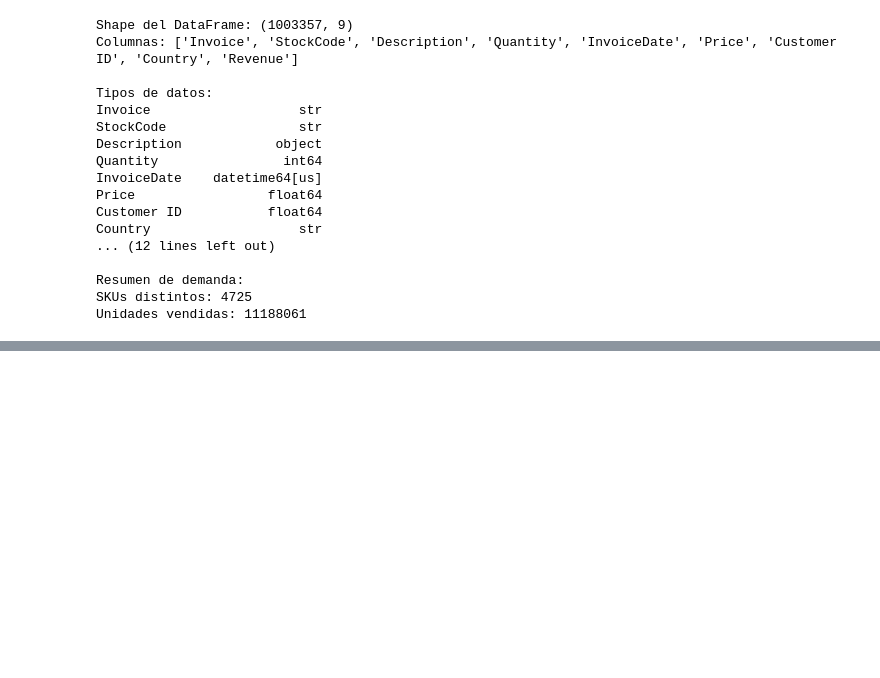
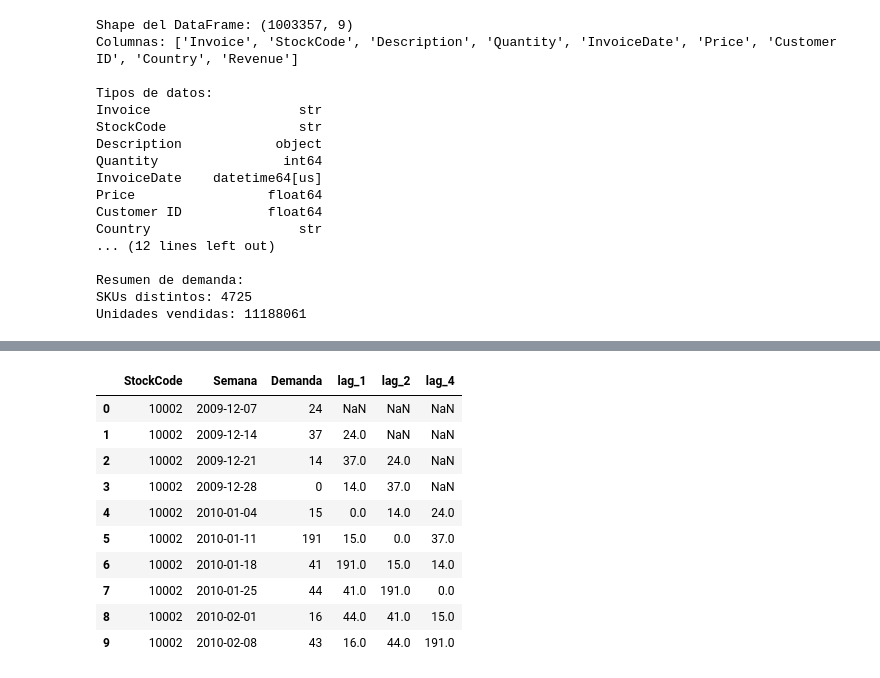
Before and after one commit to DataLightning42/Reabastece360, a Jupyter notebook: notebooks/Proyecto_Integrador_Reabastece360_HitoI.ipynb, the cells around one changed output, grey strips where cells are left out. Drawn from its saved outputs; the diff is of its cells as text; code cells hidden in the pictures; blank space fills up the shorter version.

```diff
--- a/notebooks/Proyecto_Integrador_Reabastece360_HitoI.ipynb
+++ b/notebooks/Proyecto_Integrador_Reabastece360_HitoI.ipynb
@@ -897,0 +1271,20 @@ Unidades vendidas: 11188061
+# %%
+# Preparar las variables históricas para el pronóstico semanal.
+# Ordenamos los datos para respetar la secuencia temporal de cada producto.
+
+datos_ml = panel.copy().sort_values(
+    ["StockCode", "Semana"]
+)
+
+# Agrupar las cantidades vendidas por producto.
+grupo = datos_ml.groupby("StockCode")["Demanda"]
+
+# Recuperar la demanda registrada en la semana anterior.
+datos_ml["lag_1"] = grupo.shift(1)
+
+# Revisar los resultados.
+display(
+    datos_ml[
+        ["StockCode", "Semana", "Demanda", "lag_1"]
+    ].head(10)
+)
@@ -897,0 +1318,27 @@ Unidades vendidas: 11188061
+# %%
+datos_ml["lag_1"] = grupo.shift(1)
+
+# Demanda observada hace dos semanas.
+datos_ml["lag_2"] = grupo.shift(2)
+
+# Demanda observada hace cuatro semanas.
+datos_ml["lag_4"] = grupo.shift(4)
+# %%
+display(
+    datos_ml[
+        ["StockCode", "Semana", "Demanda",
+         "lag_1", "lag_2", "lag_4"]
+    ].head(10)
+)
+# %% [output]
+|  | StockCode | Semana | Demanda | lag_1 | lag_2 | lag_4 |
+| 0 | 10002 | 2009-12-07 | 24 | NaN | NaN | NaN |
+| 1 | 10002 | 2009-12-14 | 37 | 24.0 | NaN | NaN |
+| 2 | 10002 | 2009-12-21 | 14 | 37.0 | 24.0 | NaN |
+| 3 | 10002 | 2009-12-28 | 0 | 14.0 | 37.0 | NaN |
+| 4 | 10002 | 2010-01-04 | 15 | 0.0 | 14.0 | 24.0 |
+| 5 | 10002 | 2010-01-11 | 191 | 15.0 | 0.0 | 37.0 |
+| 6 | 10002 | 2010-01-18 | 41 | 191.0 | 15.0 | 14.0 |
+| 7 | 10002 | 2010-01-25 | 44 | 41.0 | 191.0 | 0.0 |
+| 8 | 10002 | 2010-02-01 | 16 | 44.0 | 41.0 | 15.0 |
+| 9 | 10002 | 2010-02-08 | 43 | 16.0 | 44.0 | 191.0 |
```
Also changed, not shown: parts of 28 cells of this notebook, 8 other files.
